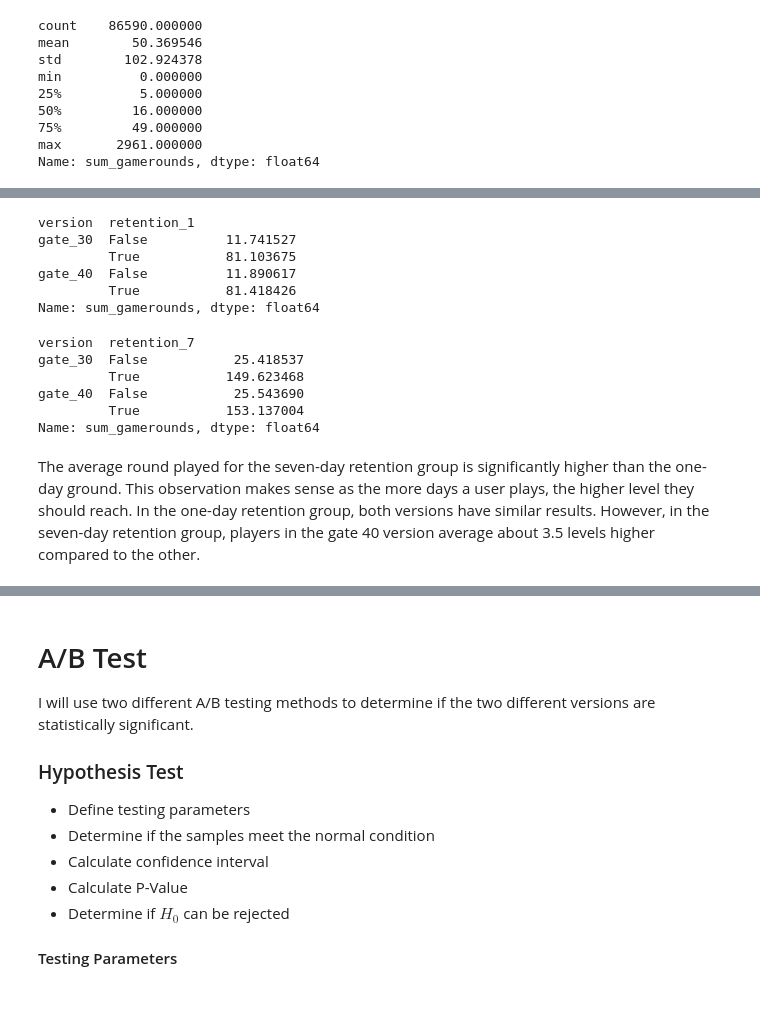
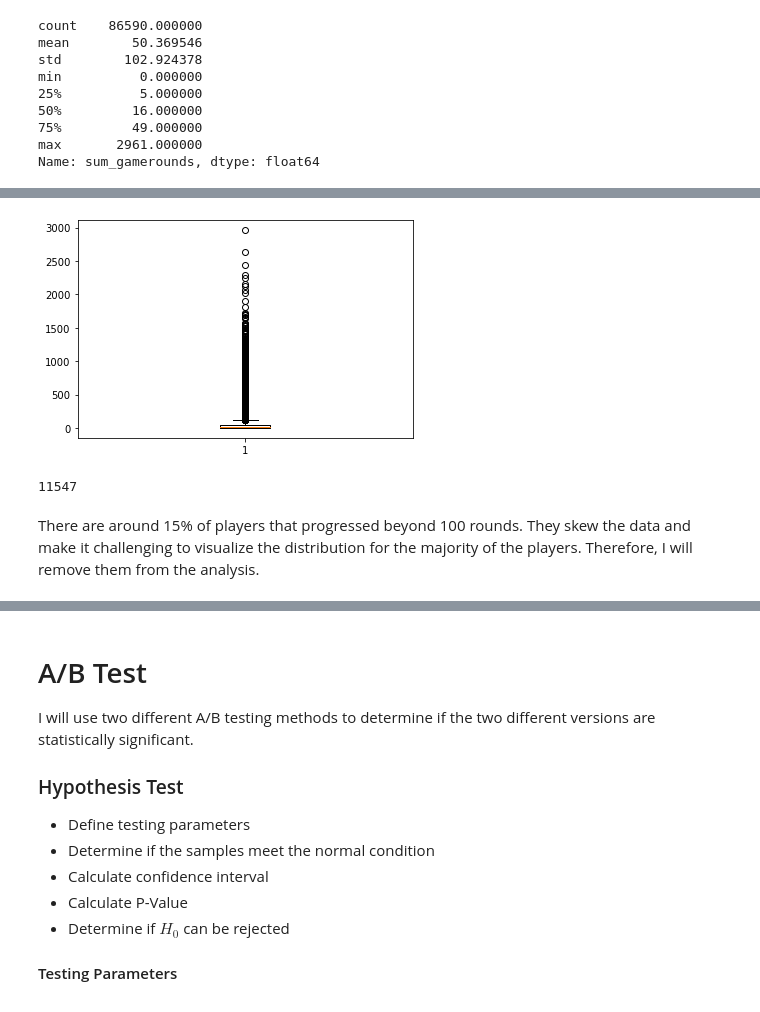
Before and after one commit to yumski/AB_testing, a Jupyter notebook: cookie_cats_ab_testing.ipynb, the cells around one changed output, grey strips where cells are left out. Drawn from its saved outputs; the diff is of its cells as text; code cells hidden in the pictures.

```diff
--- a/cookie_cats_ab_testing.ipynb
+++ b/cookie_cats_ab_testing.ipynb
@@ -159,2 +134,0 @@ rounds_outliers.groupby('version').agg({'userid':'count', 'retention_1':np.mean,
-# %%
-df.drop(index=rounds_outliers.index, axis=0, inplace=True)
@@ -207,22 +135,11 @@ When comparing the user's round played density of the two versions, some differe
-# %%
-r1_avg_rounds = df.groupby(['version', 'retention_1']).sum_gamerounds.mean()
-r1_avg_rounds
-# %% [output]
-version  retention_1
-gate_30  False          11.741527
-         True           81.103675
-gate_40  False          11.890617
-         True           81.418426
-Name: sum_gamerounds, dtype: float64
-# %%
-r7_avg_rounds = df.groupby(['version', 'retention_7']).sum_gamerounds.mean()
-r7_avg_rounds
-# %% [output]
-version  retention_7
-gate_30  False           25.418537
-         True           149.623468
-gate_40  False           25.543690
-         True           153.137004
-Name: sum_gamerounds, dtype: float64
-# %% [markdown]
-The average round played for the seven-day retention group is significantly higher than the one-day ground. This observation makes sense as the more days a user plays, the higher level they should reach. In the one-day retention group, both versions have similar results. However, in the seven-day retention group, players in the gate 40 version average about 3.5 levels higher compared to the other.
+# %%
+plt.boxplot(df['sum_gamerounds'])
+plt.show()
+# %% [output]
+[figure, added]
+# %%
+df[df['sum_gamerounds'] > 100].shape[0]
+# %% [output]
+11547
+# %% [markdown]
+There are around 15% of players that progressed beyond 100 rounds. They skew the data and make it challenging to visualize the distribution for the majority of the players. Therefore, I will remove them from the analysis.
```
Also changed, not shown: parts of 66 cells of this notebook.
